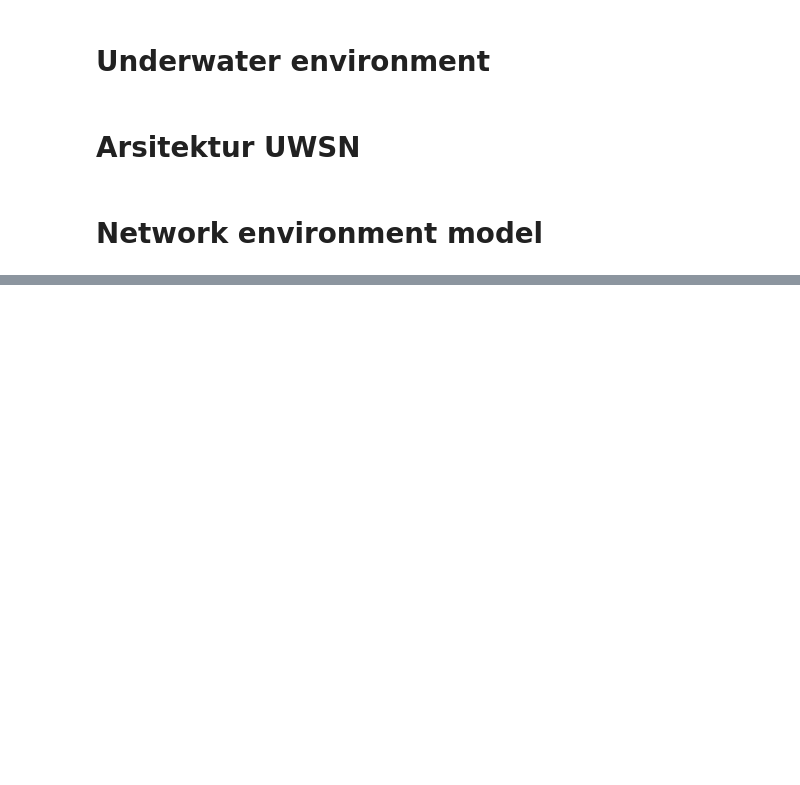
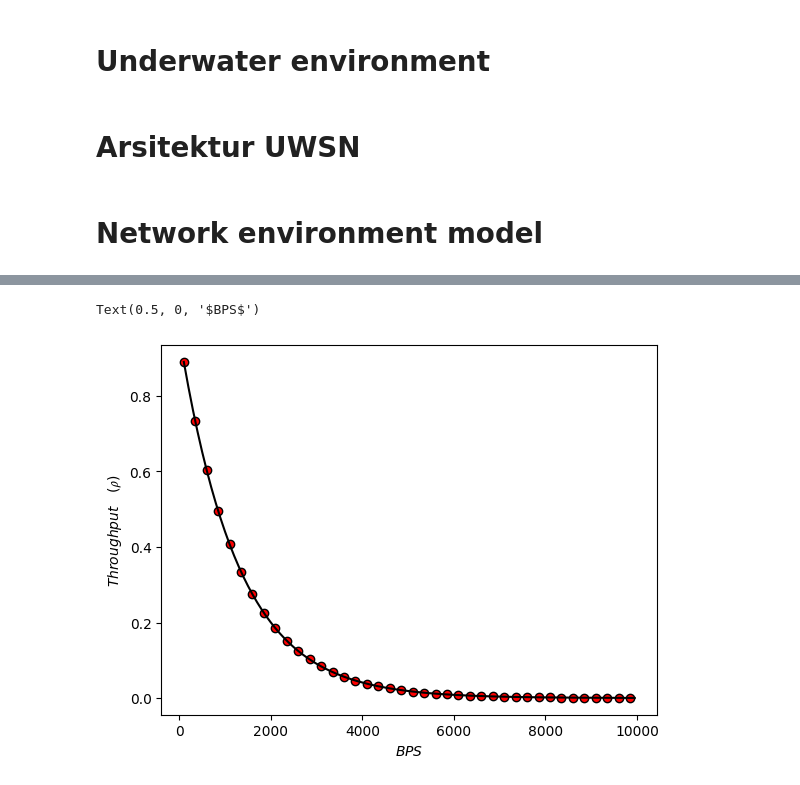
Before and after one commit to BiggusMaximus/Multi-Hop-Q-Learning-LEACH, a Jupyter notebook: code/main.ipynb, the cells around one changed output, grey strips where cells are left out. Cells and saved outputs as stored; diff of their text form; code cells hidden in the pictures; blank space fills up the shorter version.

```diff
--- a/code/main.ipynb
+++ b/code/main.ipynb
@@ -592,0 +709,16 @@ np.where(np.isin(a, 5))[0][0]
+# %%
+BPS = [i for i in range(100, 10000, 50)]
+throughput_data = []
+for i in BPS:
+    t_transmission =  ((kd * 8)/i) + ((kc * 8)/i) + (((kc + N) * 8)/i)
+    a = ratio_delay(1000, 1000)
+    throughput_data.append(throughput(a))
+
+fig, ax = plt.subplots()
+ax.plot(BPS, throughput_data, color='k')
+ax.scatter(BPS[::5], throughput_data[::5], marker='o', edgecolor='k', color='r')
+ax.set_ylabel(r'Throughput')
+ax.set_xlabel(r'$BPS$')
+# %% [output]
+Text(0.5, 0, '$BPS$')
+[figure, added]
```
Also changed, not shown: parts of 8 cells of this notebook, 3 other files.
